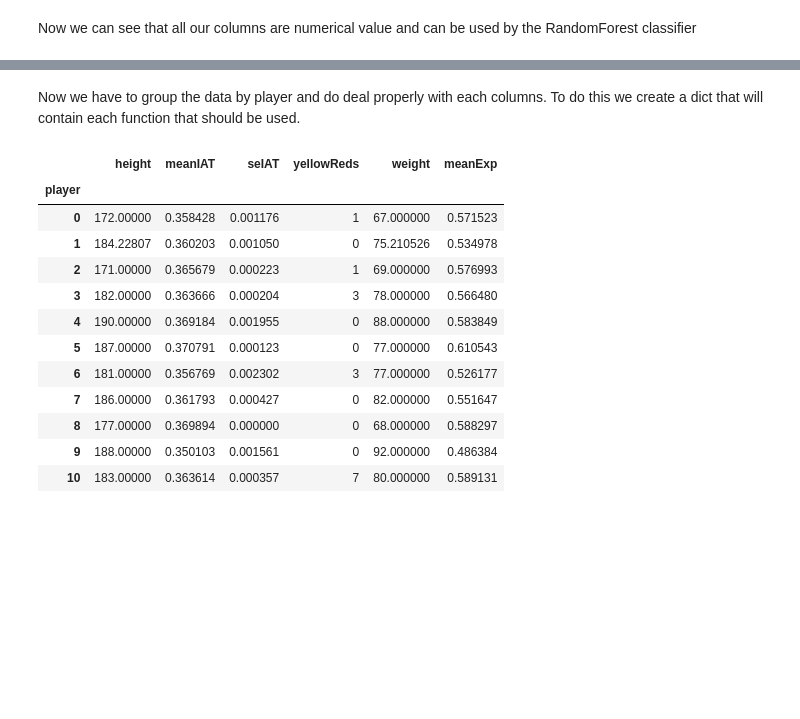
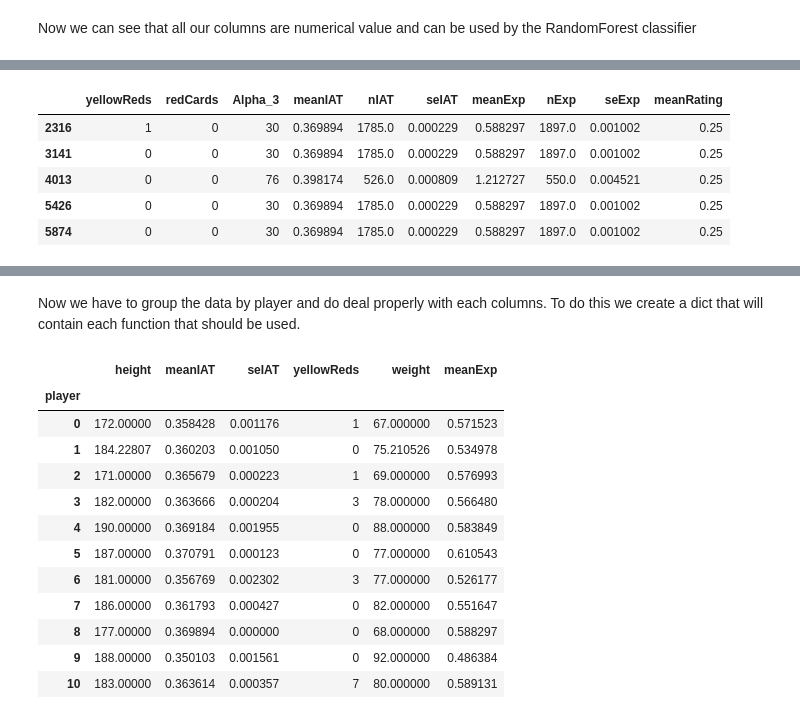
Before and after one commit to ThomVett/Homework, a Jupyter notebook: HomeWork_4/Homework_04_Axel_version.ipynb, the cells around one changed output, grey strips where cells are left out. Saved outputs shown, nothing was run; the diff lists cells and outputs as text; code cells hidden in the pictures; blank space fills up the shorter version.

```diff
--- a/HomeWork_4/Homework_04_Axel_version.ipynb
+++ b/HomeWork_4/Homework_04_Axel_version.ipynb
@@ -145,0 +209,9 @@ data_clean2.shape
+# %%
+players.get_group(3).ix[:,12:22].head()
+# %% [output]
+|  | yellowReds | redCards | Alpha_3 | meanIAT | nIAT | seIAT | meanExp | nExp | seExp | meanRating |
+| 2316 | 1 | 0 | 30 | 0.369894 | 1785.0 | 0.000229 | 0.588297 | 1897.0 | 0.001002 | 0.25 |
+| 3141 | 0 | 0 | 30 | 0.369894 | 1785.0 | 0.000229 | 0.588297 | 1897.0 | 0.001002 | 0.25 |
+| 4013 | 0 | 0 | 76 | 0.398174 | 526.0 | 0.000809 | 1.212727 | 550.0 | 0.004521 | 0.25 |
+| 5426 | 0 | 0 | 30 | 0.369894 | 1785.0 | 0.000229 | 0.588297 | 1897.0 | 0.001002 | 0.25 |
+| 5874 | 0 | 0 | 30 | 0.369894 | 1785.0 | 0.000229 | 0.588297 | 1897.0 | 0.001002 | 0.25 |
```
Also changed, not shown: parts of 36 cells of this notebook, 3 other files.
